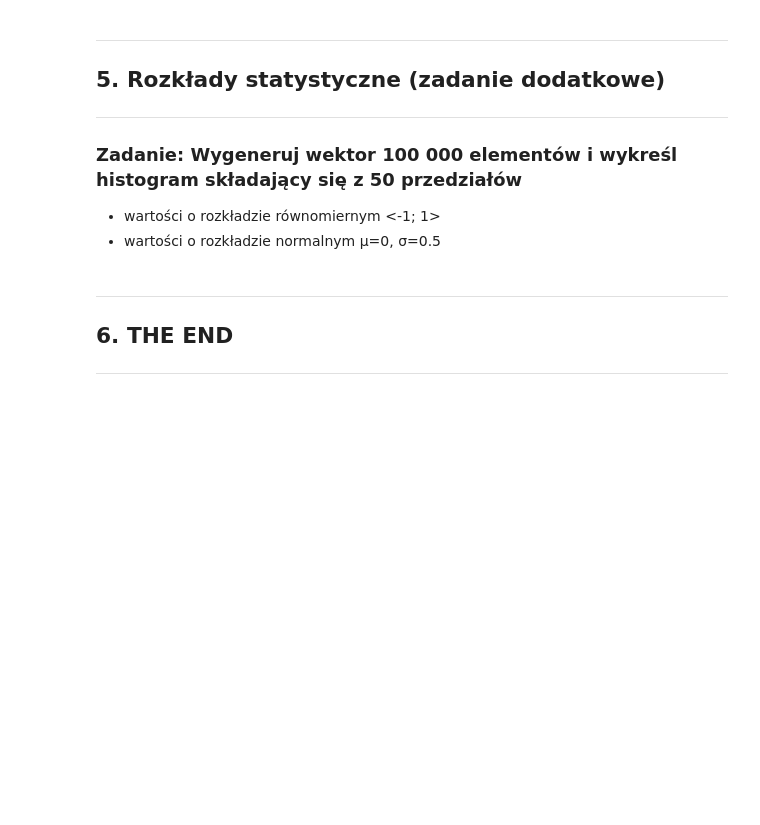
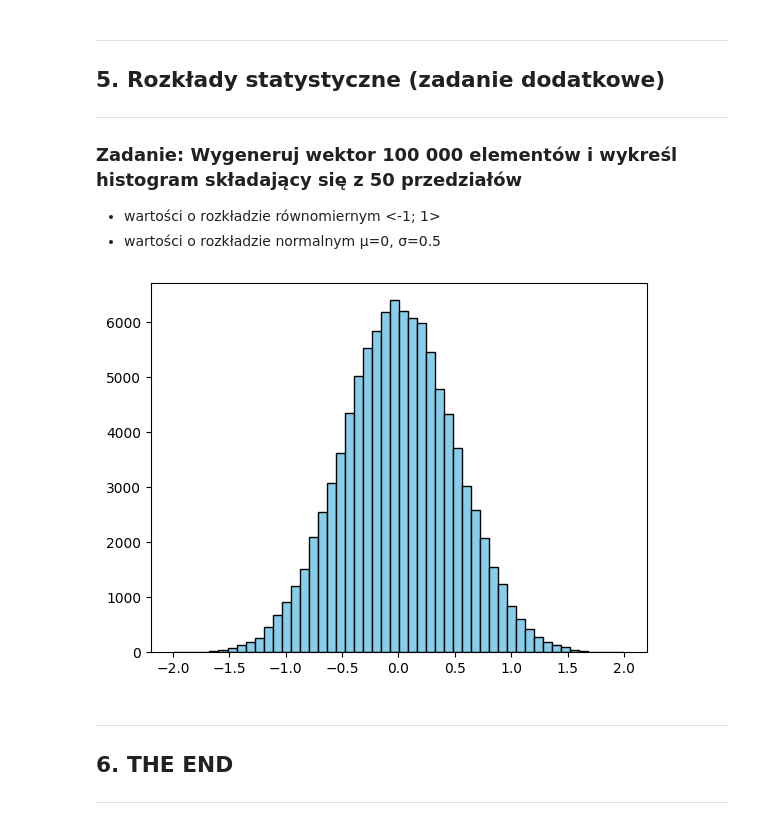
Before and after one commit to HuuXib/Python_v2, a Jupyter notebook: 01_Wprowadzenie1-student.ipynb, the cells around one changed output. Cells and saved outputs as stored; diff of their text form; code cells hidden in the pictures; blank space fills up the shorter version.

```diff
--- a/01_Wprowadzenie1-student.ipynb
+++ b/01_Wprowadzenie1-student.ipynb
@@ -157,3 +172,17 @@ introduction_plot_histogram()
+# %%
+def introduction_plot_histogram():
+    #wygeneruj wektory elementów
+    mi = 0
+    standard_deviation = 0.5
+    normal_distribution = np.random.normal(mi, standard_deviation, 100000)
+    plt.hist(normal_distribution, bins=50, color='skyblue', edgecolor='black')
+    plt.show()
+    #narysuj histogramy
+    return
+
+introduction_plot_histogram()
+# %% [output]
+[figure, added]
 # %% [markdown]
 ----
 ## 6. THE END
```
Also changed, not shown: parts of 7 cells of this notebook.
